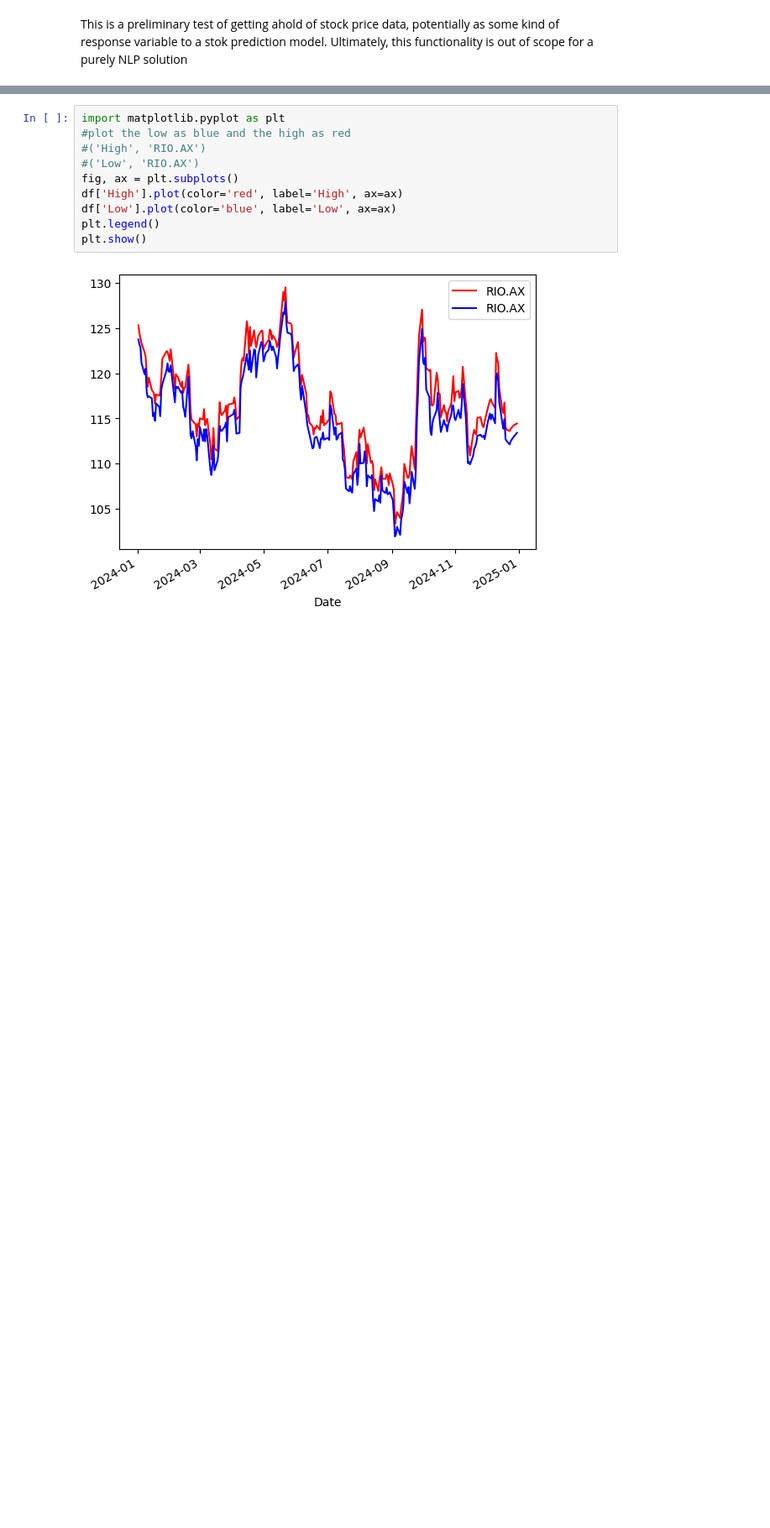
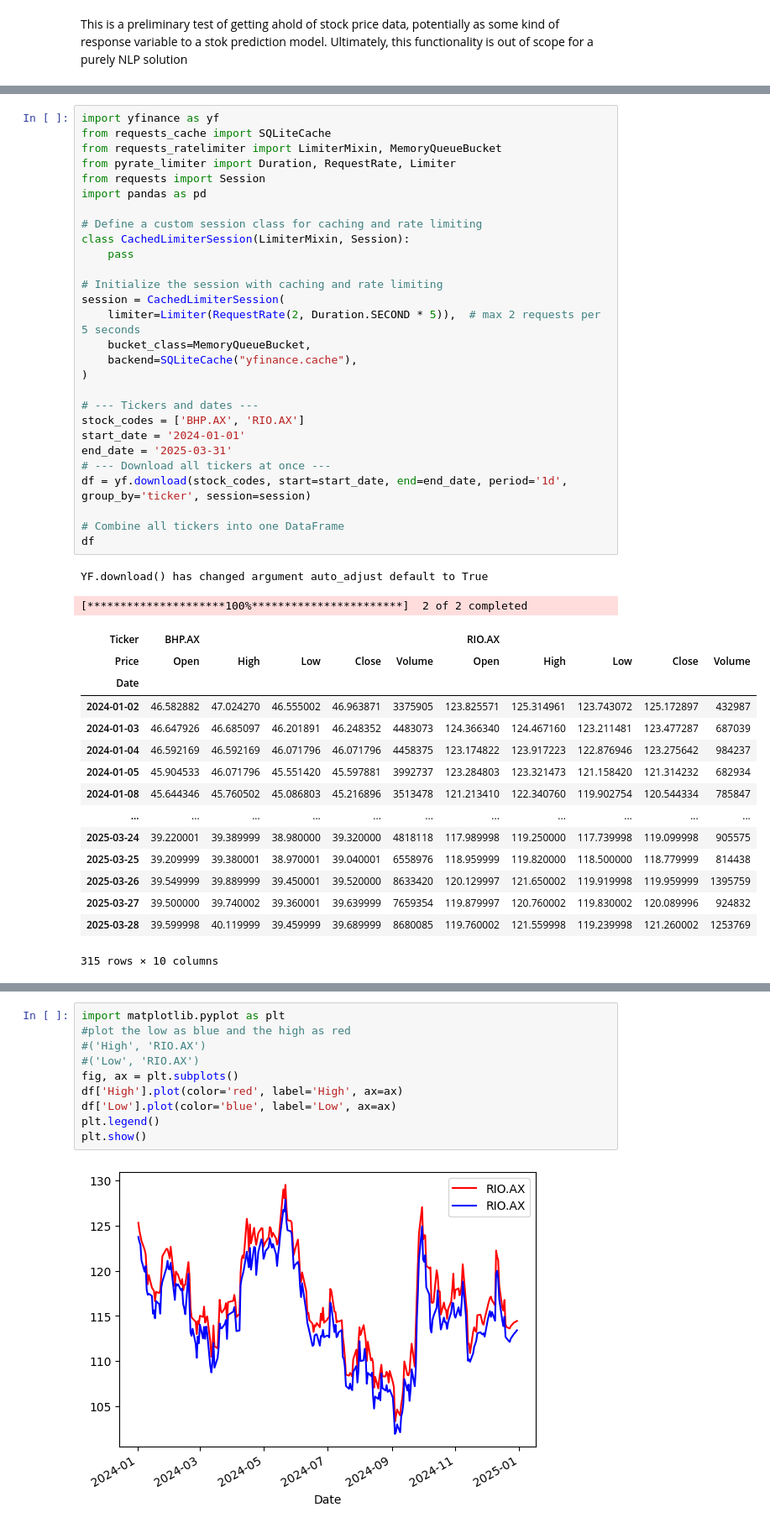
Before and after one commit to H-unter/MA3831-Assignment-2-3, a Jupyter notebook: code/stock_price_test.ipynb, the cells around one changed output, grey strips where cells are left out. Shown: that part at 84% size. Saved outputs shown, nothing was run; the diff lists cells and outputs as text; blank space fills up the shorter version.

```diff
--- a/code/stock_price_test.ipynb
+++ b/code/stock_price_test.ipynb
@@ -26,0 +60,46 @@ YF.download() has changed argument auto_adjust default to True
+# %%
+import yfinance as yf
+from requests_cache import SQLiteCache
+from requests_ratelimiter import LimiterMixin, MemoryQueueBucket
+from pyrate_limiter import Duration, RequestRate, Limiter
+from requests import Session
+import pandas as pd
+
+# Define a custom session class for caching and rate limiting
+class CachedLimiterSession(LimiterMixin, Session):
+    pass
+
+# Initialize the session with caching and rate limiting
+session = CachedLimiterSession(
+    limiter=Limiter(RequestRate(2, Duration.SECOND * 5)),  # max 2 requests per 5 seconds
+    bucket_class=MemoryQueueBucket,
+    backend=SQLiteCache("yfinance.cache"),
+)
+
+# --- Tickers and dates ---
+stock_codes = ['BHP.AX', 'RIO.AX']
+start_date = '2024-01-01'
+end_date = '2025-03-31'
+# --- Download all tickers at once ---
+df = yf.download(stock_codes, start=start_date, end=end_date, period='1d', group_by='ticker', session=session)
+
+# Combine all tickers into one DataFrame
+df
+# %% [output]
+YF.download() has changed argument auto_adjust default to True
+[*********************100%***********************]  2 of 2 completed
+| Ticker | BHP.AX |  |  |  |  | RIO.AX |  |  |  |  |
+| Price | Open | High | Low | Close | Volume | Open | High | Low | Close | Volume |
+| Date |  |  |  |  |  |  |  |  |  |  |
+| 2024-01-02 | 46.582882 | 47.024270 | 46.555002 | 46.963871 | 3375905 | 123.825571 | 125.314961 | 123.743072 | 125.172897 | 432987 |
+| 2024-01-03 | 46.647926 | 46.685097 | 46.201891 | 46.248352 | 4483073 | 124.366340 | 124.467160 | 123.211481 | 123.477287 | 687039 |
+| 2024-01-04 | 46.592169 | 46.592169 | 46.071796 | 46.071796 | 4458375 | 123.174822 | 123.917223 | 122.876946 | 123.275642 | 984237 |
+| 2024-01-05 | 45.904533 | 46.071796 | 45.551420 | 45.597881 | 3992737 | 123.284803 | 123.321473 | 121.158420 | 121.314232 | 682934 |
+| 2024-01-08 | 45.644346 | 45.760502 | 45.086803 | 45.216896 | 3513478 | 121.213410 | 122.340760 | 119.902754 | 120.544334 | 785847 |
+| ... | ... | ... | ... | ... | ... | ... | ... | ... | ... | ... |
+| 2025-03-24 | 39.220001 | 39.389999 | 38.980000 | 39.320000 | 4818118 | 117.989998 | 119.250000 | 117.739998 | 119.099998 | 905575 |
+| 2025-03-25 | 39.209999 | 39.380001 | 38.970001 | 39.040001 | 6558976 | 118.959999 | 119.820000 | 118.500000 | 118.779999 | 814438 |
+| 2025-03-26 | 39.549999 | 39.889999 | 39.450001 | 39.520000 | 8633420 | 120.129997 | 121.650002 | 119.919998 | 119.959999 | 1395759 |
+| 2025-03-27 | 39.500000 | 39.740002 | 39.360001 | 39.639999 | 7659354 | 119.879997 | 120.760002 | 119.830002 | 120.089996 | 924832 |
+| 2025-03-28 | 39.599998 | 40.119999 | 39.459999 | 39.689999 | 8680085 | 119.760002 | 121.559998 | 119.239998 | 121.260002 | 1253769 |
+315 rows × 10 columns
```
Also changed, not shown: parts of 6 cells of this notebook, 7 other files.
